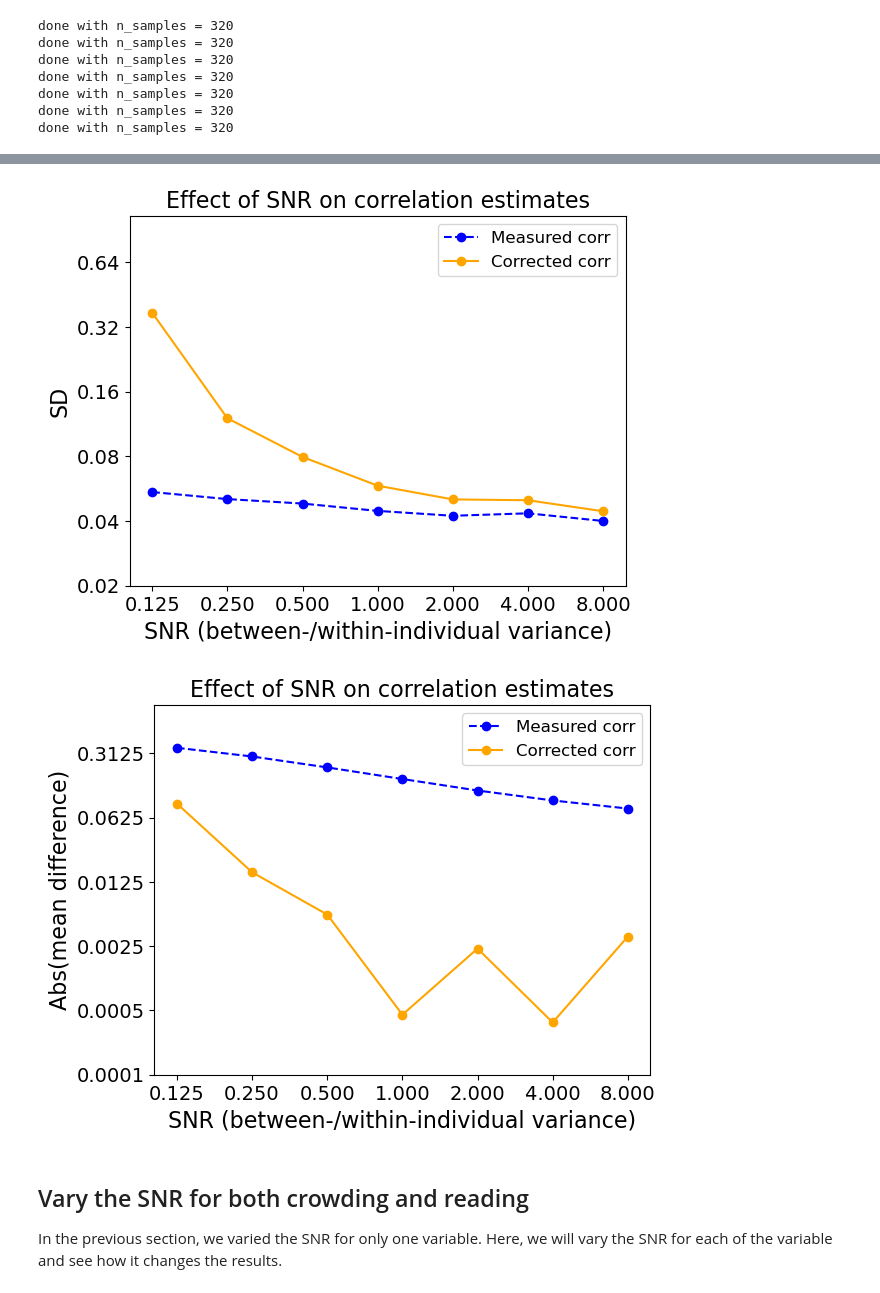
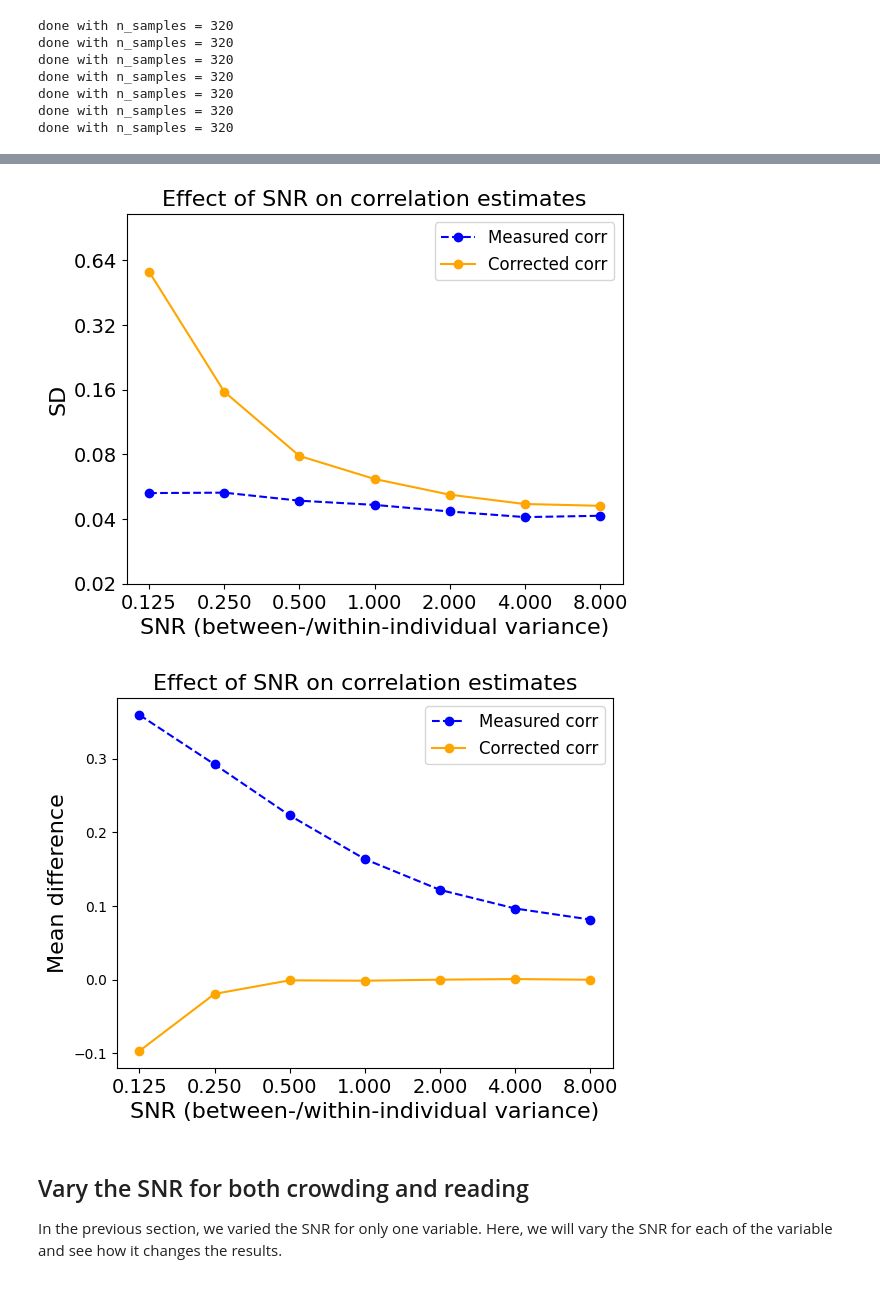
Before and after one commit to fh986/crowding-individual-difference, a Jupyter notebook: simulation_noiseCorrection_crowdingReading_testVariances.ipynb, the cells around one changed output, grey strips where cells are left out. Drawn from its saved outputs; the diff is of its cells as text; code cells hidden in the pictures.

Commit message:
updated plots with positive population correlations

```diff
--- a/simulation_noiseCorrection_crowdingReading_testVariances.ipynb
+++ b/simulation_noiseCorrection_crowdingReading_testVariances.ipynb
@@ -38,7 +38,7 @@ class def_variable_parameters:
         self.Mean = mean
         self.learning_factor = learning_factor
 # %%
-def simulate_psychophysics_data(crowding_params, rsvp_params, n_samples=100, n_measurements=6, correlation = -0.7):
+def simulate_psychophysics_data(crowding_params, rsvp_params, n_samples=100, n_measurements=6, correlation = 0.6):
     '''
     Simulates crowding (log Bouma factors) and RSVP reading (log words/min) data
     for specified number of samples and measurements per sample for each task
@@ -358,8 +358,7 @@ def plot_sim_results(results_corr):
                                   'sd_measured', 'sd_corrected',
                                   'Number of samples', 'SD', colors)
 # %%
-# # test codes
-# crowding_param = def_variable_parameters(betweenVar=0.022, withinVar=0.012, mean=-0.426,learning_factor=0.06)
-# rsvp_param = def_variable_parameters(betweenVar=0.029, withinVar=0.015, mean=2.96,learning_factor=0)
-# results_corr_df = run_simulation(crowding_param, rsvp_param)
-# plot_sim_results(results_corr_df)
+# test codes
+crowding_param = def_variable_parameters(betweenVar=0.022, withinVar=0.012, mean=-0.426,learning_factor=0.06)
+rsvp_param = def_variable_parameters(betweenVar=0.029, withinVar=0.015, mean=2.96,learning_factor=0)
+results_corr_df = run_simulation(crowding_param, rsvp_param, true_correlation=0.6)
@@ -736,40 +755,40 @@ plt.gca().yaxis.set_minor_locator(plt.NullLocator())
 
 plt.show()
 # %% [output]
-[figure, old version]
+[figure, new version]
 # %%
 plt.figure()
-plt.plot(ratios,abs(meandiff_measured_mtx), 'o--', color='blue', label='Measured corr')
-plt.plot(ratios,abs(meandiff_corrected_mtx), 'o-', color='orange', label='Corrected corr')
+plt.plot(ratios,meandiff_measured_mtx, 'o--', color='blue', label='Measured corr')
+plt.plot(ratios,meandiff_corrected_mtx, 'o-', color='orange', label='Corrected corr')
 
 # Formatting
 plt.title('Effect of SNR on correlation estimates', fontsize=16)
 plt.legend(fontsize='large')
 
 plt.xlabel('SNR (between-/within-individual variance)', fontsize=16)
 plt.xscale('log')
 plt.xticks(ratios, size=14)
 ax = plt.gca()
 ax.xaxis.set_major_formatter(ticker.ScalarFormatter())
 ax.xaxis.get_major_formatter().set_scientific(False)
 ax.xaxis.get_major_formatter().set_useOffset(False)
 plt.gca().xaxis.set_minor_locator(plt.NullLocator())
 
-plt.ylabel('Abs(mean difference)', fontsize=16)
-plt.yscale('log')
-ylims = [0.0001, 1.05]
-plt.ylim(ylims)
-n_ticks = 6
-y_ticks = np.array([ylims[0] * (5 ** ii) for ii in range(n_ticks)])
-plt.yticks(y_ticks, size=14)
-ax.yaxis.set_major_formatter(ticker.ScalarFormatter())
-ax.yaxis.get_major_formatter().set_scientific(False)
-ax.yaxis.get_major_formatter().set_useOffset(False)
-plt.gca().yaxis.set_minor_locator(plt.NullLocator())
+plt.ylabel('Mean difference', fontsize=16)
+# plt.yscale('log')
+# ylims = [0.0001, 1.05]
+# plt.ylim(ylims)
+# n_ticks = 6
+# y_ticks = np.array([ylims[0] * (5 ** ii) for ii in range(n_ticks)])
+# plt.yticks(y_ticks, size=14)
+# ax.yaxis.set_major_formatter(ticker.ScalarFormatter())
+# ax.yaxis.get_major_formatter().set_scientific(False)
+# ax.yaxis.get_major_formatter().set_useOffset(False)
+# plt.gca().yaxis.set_minor_locator(plt.NullLocator())
 
 plt.show()
 # %% [output]
-[figure, old version]
+[figure, new version]
 # %% [markdown]
 ## Vary the SNR for both crowding and reading
 
```
Also changed, not shown: parts of 19 cells of this notebook.
